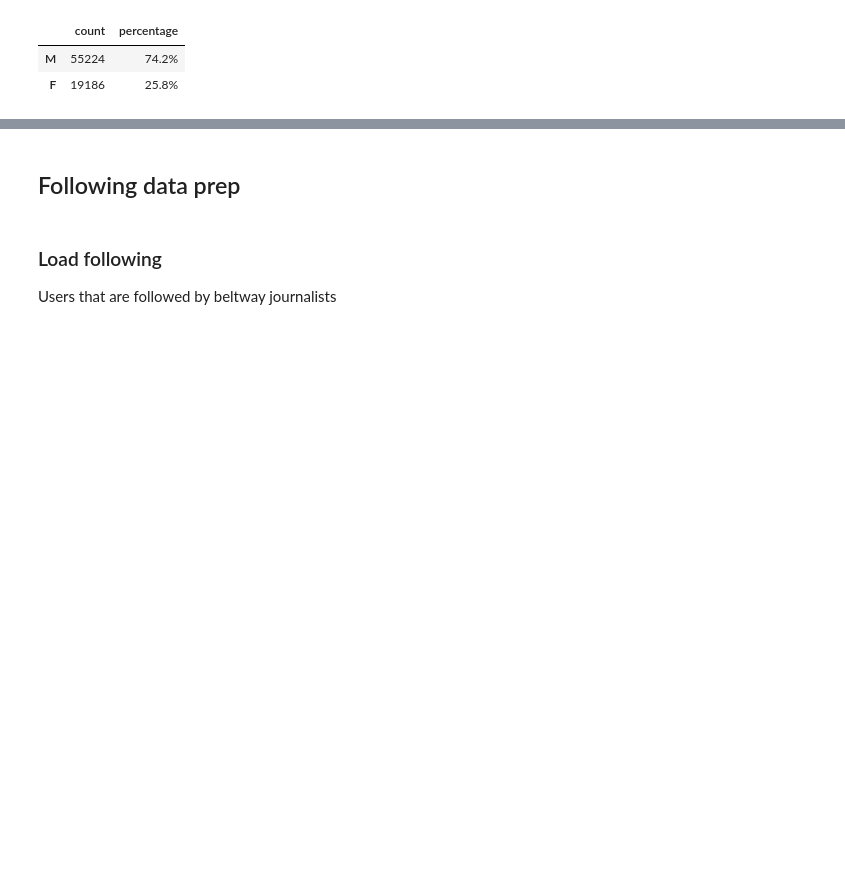
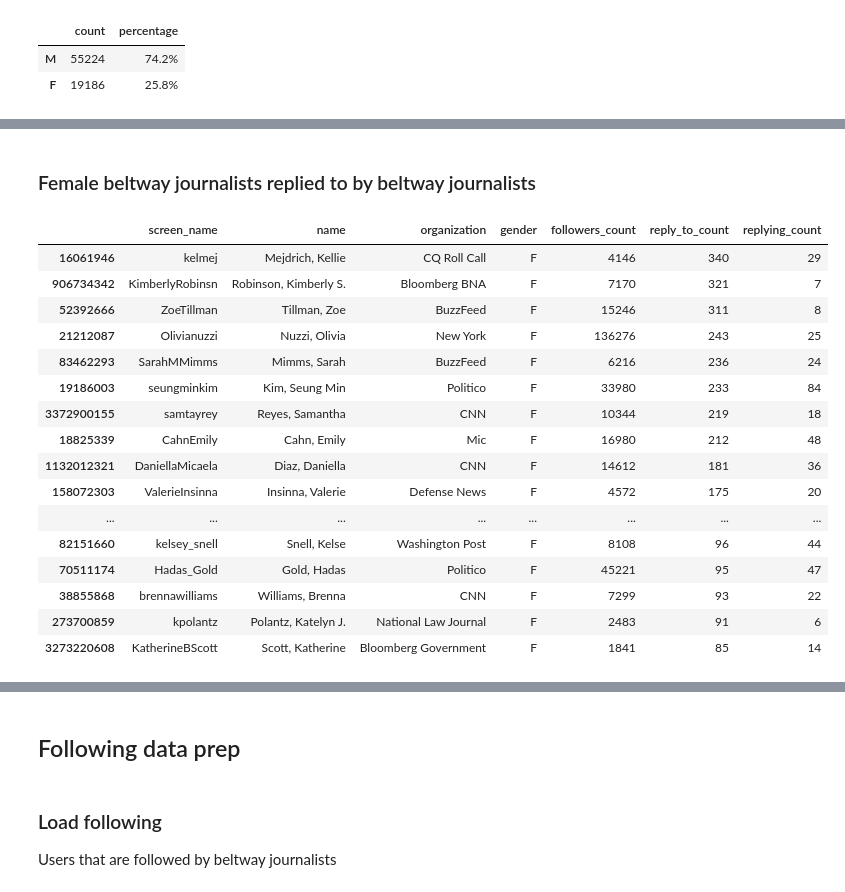
Before and after one commit to justinlittman/beltway_reporters, a Jupyter notebook: jupyter/Gender dynamics.ipynb, the cells around one changed output, grey strips where cells are left out. Cells and saved outputs as stored; diff of their text form; code cells hidden in the pictures; blank space fills up the shorter version.

```diff
--- a/jupyter/Gender dynamics.ipynb
+++ b/jupyter/Gender dynamics.ipynb
@@ -993,0 +1199,24 @@ journalist_retweet_gender_summary(journalists_retweet_df[journalists_retweet_df.
+# %% [markdown]
+### Female beltway journalists replied to by beltway journalists
+# %%
+female_journalists_reply_summary_df = journalist_reply_summary(journalists_reply_df[journalists_reply_df.reply_to_gender == 'F'])
+female_journalists_reply_summary_df.to_csv('output/female_journalists_replied_to_by_journalists.csv')
+female_journalists_reply_summary_df[journalist_reply_summary_fields].head(25)
+# %% [output]
+|  | screen_name | name | organization | gender | followers_count | reply_to_count | replying_count |
+| 16061946 | kelmej | Mejdrich, Kellie | CQ Roll Call | F | 4146 | 340 | 29 |
+| 906734342 | KimberlyRobinsn | Robinson, Kimberly S. | Bloomberg BNA | F | 7170 | 321 | 7 |
+| 52392666 | ZoeTillman | Tillman, Zoe | BuzzFeed | F | 15246 | 311 | 8 |
+| 21212087 | Olivianuzzi | Nuzzi, Olivia | New York | F | 136276 | 243 | 25 |
+| 83462293 | SarahMMimms | Mimms, Sarah | BuzzFeed | F | 6216 | 236 | 24 |
+| 19186003 | seungminkim | Kim, Seung Min | Politico | F | 33980 | 233 | 84 |
+| 3372900155 | samtayrey | Reyes, Samantha | CNN | F | 10344 | 219 | 18 |
+| 18825339 | CahnEmily | Cahn, Emily | Mic | F | 16980 | 212 | 48 |
+| 1132012321 | DaniellaMicaela | Diaz, Daniella | CNN | F | 14612 | 181 | 36 |
+| 158072303 | ValerieInsinna | Insinna, Valerie | Defense News | F | 4572 | 175 | 20 |
+| ... | ... | ... | ... | ... | ... | ... | ... |
+| 82151660 | kelsey_snell | Snell, Kelse | Washington Post | F | 8108 | 96 | 44 |
+| 70511174 | Hadas_Gold | Gold, Hadas | Politico | F | 45221 | 95 | 47 |
+| 38855868 | brennawilliams | Williams, Brenna | CNN | F | 7299 | 93 | 22 |
+| 273700859 | kpolantz | Polantz, Katelyn J. | National Law Journal | F | 2483 | 91 | 6 |
+| 3273220608 | KatherineBScott | Scott, Katherine | Bloomberg Government | F | 1841 | 85 | 14 |
```
Also changed, not shown: parts of 29 cells of this notebook, 14 other files.
